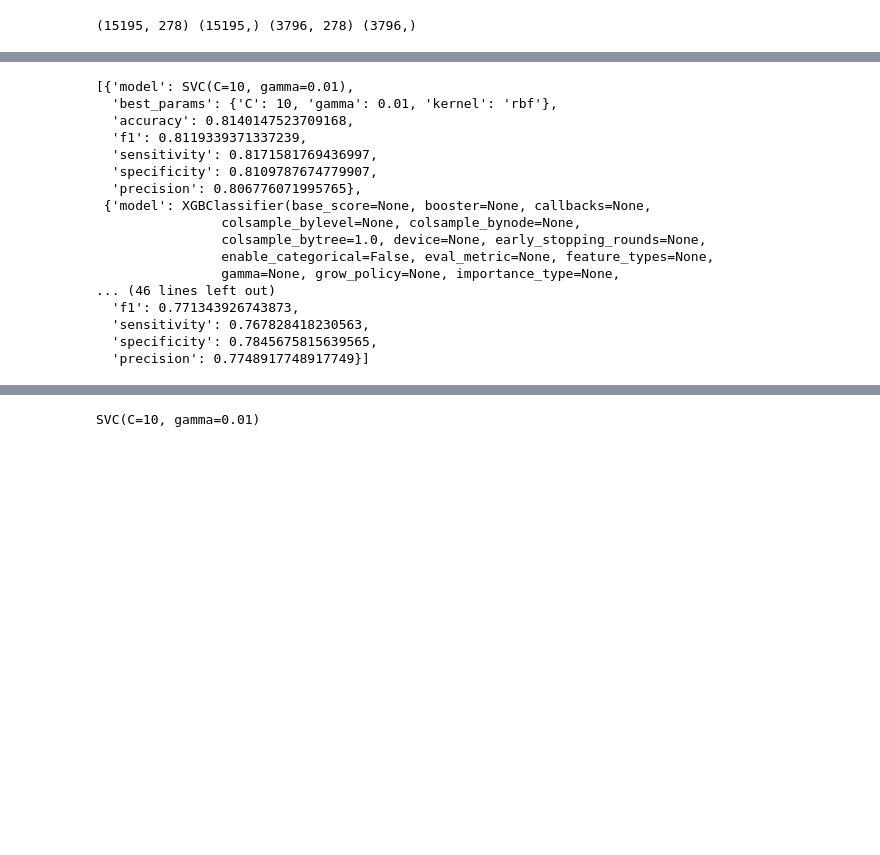
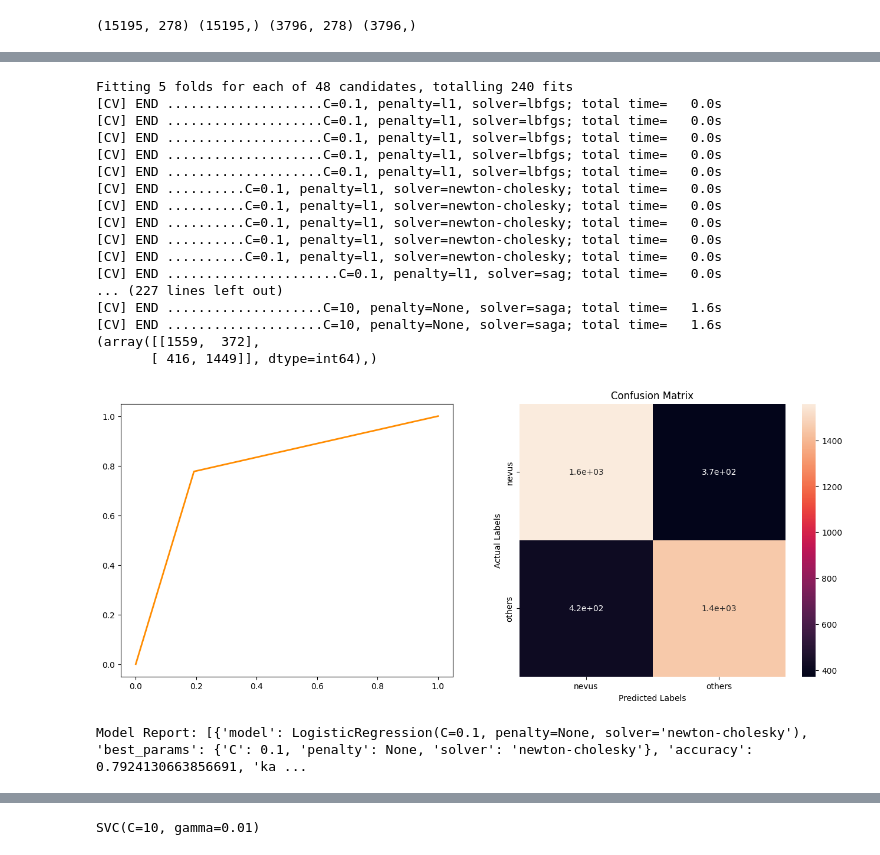
Before and after one commit to lui-alvarez/Melanoma-classification-using-machine-learning, a Jupyter notebook: notebooks/machine_learning_pipeline.ipynb, the cells around one changed output, grey strips where cells are left out. Drawn from its saved outputs; the diff is of its cells as text; code cells hidden in the pictures; blank space fills up the shorter version.

```diff
--- a/notebooks/machine_learning_pipeline.ipynb
+++ b/notebooks/machine_learning_pipeline.ipynb
@@ -10,6 +10,8 @@ sys.path.append('../helpers/')
 import os
 from pathlib import Path
 import pickle
+import pprint
+import seaborn as sns
 
 import pandas as pd
 import numpy as np
@@ -27,9 +29,16 @@ from sklearn.metrics import roc_curve, auc
 from sklearn.metrics import accuracy_score, f1_score
 from sklearn.discriminant_analysis import LinearDiscriminantAnalysis
 from xgboost import XGBClassifier
-from sklearn.metrics import accuracy_score, f1_score, confusion_matrix, roc_auc_score, roc_curve
+# from sklearn.metrics import accuracy_score, f1_score, confusion_matrix, roc_auc_score, roc_curve
+from sklearn.metrics import roc_curve, auc, accuracy_score, f1_score, cohen_kappa_score, multilabel_confusion_matrix, balanced_accuracy_score, confusion_matrix, roc_auc_score
 
+pp = pprint.PrettyPrinter(indent=4)
 
 from feature_selection import FeatureSelection
 
 select_feature = FeatureSelection()
+
+
+# To allow auto reload to this notebook after modifying any external file imported
+%load_ext autoreload
+%autoreload 2
@@ -251,20 +340,36 @@ Fitting 10 folds for each of 18 candidates, totalling 180 fits
-# %%
-models_report
-# %% [output]
-[{'model': SVC(C=10, gamma=0.01),
-  'best_params': {'C': 10, 'gamma': 0.01, 'kernel': 'rbf'},
-  'accuracy': 0.8140147523709168,
-  'f1': 0.8119339371337239,
-  'sensitivity': 0.8171581769436997,
-  'specificity': 0.8109787674779907,
-  'precision': 0.806776071995765},
- {'model': XGBClassifier(base_score=None, booster=None, callbacks=None,
-                colsample_bylevel=None, colsample_bynode=None,
-                colsample_bytree=1.0, device=None, early_stopping_rounds=None,
-                enable_categorical=False, eval_metric=None, feature_types=None,
-                gamma=None, grow_policy=None, importance_type=None,
-... (46 lines left out)
-  'f1': 0.771343926743873,
-  'sensitivity': 0.767828418230563,
-  'specificity': 0.7845675815639565,
-  'precision': 0.7748917748917749}]
+# %%
+# Define the list of models and their respective hyperparameter grids
+models = [
+    LogisticRegression()
+    ]
+
+
+param_grids = [
+    {'penalty' : ['l1', 'l2', 'elasticnet', None], 'C':[0.1, 1, 10], 'solver': ['lbfgs', 'newton-cholesky', 'sag', 'saga']},
+]
+
+# Call the function to compare models and get the best one
+models_report = compare_models(models, param_grids, X_train_normalized, y_train_encoded, X_val_normalized, y_val_encoded, scoring_metric='accuracy', cv=5)
+
+
+print("Model Report:", models_report)
+# %% [output]
+Fitting 5 folds for each of 48 candidates, totalling 240 fits
+[CV] END ....................C=0.1, penalty=l1, solver=lbfgs; total time=   0.0s
+[CV] END ....................C=0.1, penalty=l1, solver=lbfgs; total time=   0.0s
+[CV] END ....................C=0.1, penalty=l1, solver=lbfgs; total time=   0.0s
+[CV] END ....................C=0.1, penalty=l1, solver=lbfgs; total time=   0.0s
+[CV] END ....................C=0.1, penalty=l1, solver=lbfgs; total time=   0.0s
+[CV] END ..........C=0.1, penalty=l1, solver=newton-cholesky; total time=   0.0s
+[CV] END ..........C=0.1, penalty=l1, solver=newton-cholesky; total time=   0.0s
+[CV] END ..........C=0.1, penalty=l1, solver=newton-cholesky; total time=   0.0s
+[CV] END ..........C=0.1, penalty=l1, solver=newton-cholesky; total time=   0.0s
+[CV] END ..........C=0.1, penalty=l1, solver=newton-cholesky; total time=   0.0s
+[CV] END ......................C=0.1, penalty=l1, solver=sag; total time=   0.0s
+... (227 lines left out)
+[CV] END ....................C=10, penalty=None, solver=saga; total time=   1.6s
+[CV] END ....................C=10, penalty=None, solver=saga; total time=   1.6s
+(array([[1559,  372],
+       [ 416, 1449]], dtype=int64),)
+[figure, added]
+Model Report: [{'model': LogisticRegression(C=0.1, penalty=None, solver='newton-cholesky'), 'best_params': {'C': 0.1, 'penalty': None, 'solver': 'newton-cholesky'}, 'accuracy': 0.7924130663856691, 'ka ...
```
Also changed, not shown: parts of 14 cells of this notebook, 1 other file.
